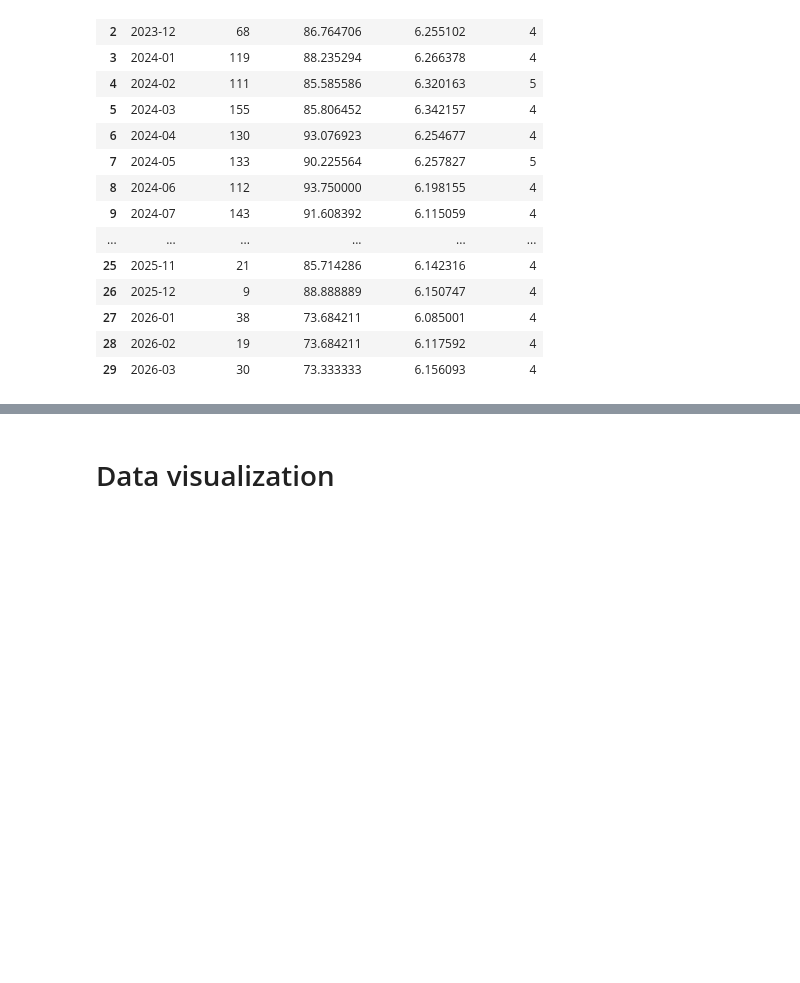
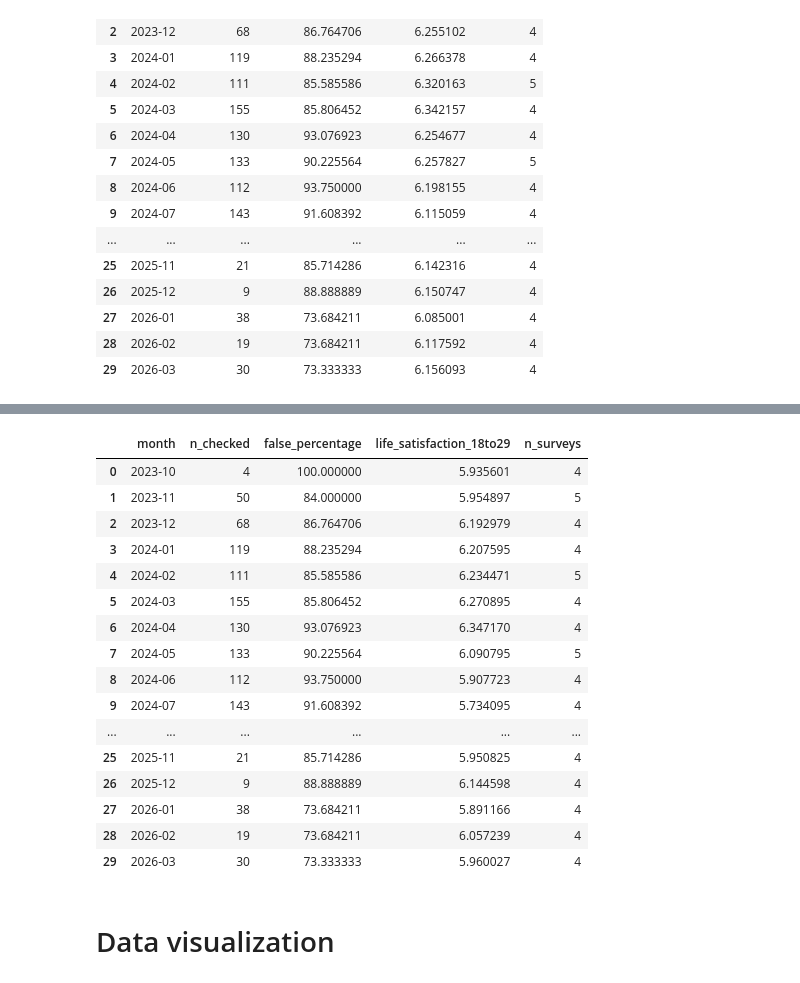
Before and after one commit to kallylxy2026/Team-25, a Jupyter notebook: Project_Lab.ipynb, the cells around one changed output, grey strips where cells are left out. Saved outputs shown, nothing was run; the diff lists cells and outputs as text; code cells hidden in the pictures; blank space fills up the shorter version.

Commit message:
loaded the filtered data inside and cleaned it also kinda

```diff
--- a/Project_Lab.ipynb
+++ b/Project_Lab.ipynb
@@ -13,0 +21,5 @@ urllib.request.urlretrieve("https://drive.google.com/uc?export=download&id=1LMWr
+# %%
+life_satisfaction_18to29 = pd.read_excel("life_satisfaction_18to29.xlsx")
+life_satisfaction_30to44 = pd.read_excel("life_satisfaction_30to44.xlsx")
+life_satisfaction_45to64 = pd.read_excel("life_satisfaction_45to64.xlsx")
+life_satisfaction_65to79 = pd.read_excel("life_satisfaction_65to79.xlsx")
@@ -296,3 +387,68 @@ dtype: int64
 | 27 | 2026-01 | 38 | 73.684211 | 6.085001 | 4 |
 | 28 | 2026-02 | 19 | 73.684211 | 6.117592 | 4 |
 | 29 | 2026-03 | 30 | 73.333333 | 6.156093 | 4 |
+# %%
+# test for filtered data
+# Average life satisfaction for each survey
+
+# Select scores 0–10 and put dates in rows
+satisfaction18to29 = life_satisfaction_18to29.iloc[:11, 1:].T.copy()
+satisfaction18to29.columns = range(11)
+
+# Convert percentages to numbers
+for score in range(11):
+    satisfaction18to29[score] = (
+        satisfaction18to29[score]*100
+    )
+
+# Calculate the average score, excluding "Don't know"
+total_percentage18to29 = satisfaction18to29.sum(axis=1)
+weighted_total18to29 = 0
+
+for score in range(11):
+    weighted_total18to29 += score * satisfaction18to29[score]
+
+satisfaction18to29["life_satisfaction_18to29"] = weighted_total18to29 / total_percentage18to29
+
+
+# Monthly life satisfaction
+
+satisfaction18to29["month"] = pd.to_datetime(
+    satisfaction18to29.index
+).to_period("M")
+
+life_monthly18to29 = satisfaction18to29.groupby("month")["life_satisfaction_18to29"].agg(
+    ["mean", "size"]
+)
+
+life_monthly18to29.columns = ["life_satisfaction_18to29", "n_surveys"]
+life_monthly18to29 = life_monthly18to29.reset_index()
+
+
+# Merge data
+
+merged_data18to29 = pd.merge(
+    politifact_monthly,
+    life_monthly18to29,
+    on="month",
+    how="inner",
+    validate="one_to_one"
+)
+
+# Keep October 2023 to March 2026
+merged_data18to29 = merged_data18to29[
+    (merged_data18to29["month"] >= "2023-10")
+    & (merged_data18to29["month"] <= "2026-03")
+]
+
+merged_data18to29 = merged_data18to29.sort_values("month").reset_index(drop=True)
+
+
+# Check the result
+
+print("Number of months:", len(merged_data18to29))
+print("Missing values:")
+print(merged_data18to29.isna().sum())
+
+display(merged_data18to29)
+# %% [output]
@@ -299,3 +463,20 @@ dtype: int64
+|  | month | n_checked | false_percentage | life_satisfaction_18to29 | n_surveys |
+| 0 | 2023-10 | 4 | 100.000000 | 5.935601 | 4 |
+| 1 | 2023-11 | 50 | 84.000000 | 5.954897 | 5 |
+| 2 | 2023-12 | 68 | 86.764706 | 6.192979 | 4 |
+| 3 | 2024-01 | 119 | 88.235294 | 6.207595 | 4 |
+| 4 | 2024-02 | 111 | 85.585586 | 6.234471 | 5 |
+| 5 | 2024-03 | 155 | 85.806452 | 6.270895 | 4 |
+| 6 | 2024-04 | 130 | 93.076923 | 6.347170 | 4 |
+| 7 | 2024-05 | 133 | 90.225564 | 6.090795 | 5 |
+| 8 | 2024-06 | 112 | 93.750000 | 5.907723 | 4 |
+| 9 | 2024-07 | 143 | 91.608392 | 5.734095 | 4 |
+| ... | ... | ... | ... | ... | ... |
+| 25 | 2025-11 | 21 | 85.714286 | 5.950825 | 4 |
+| 26 | 2025-12 | 9 | 88.888889 | 6.144598 | 4 |
+| 27 | 2026-01 | 38 | 73.684211 | 5.891166 | 4 |
+| 28 | 2026-02 | 19 | 73.684211 | 6.057239 | 4 |
+| 29 | 2026-03 | 30 | 73.333333 | 5.960027 | 4 |
 # %% [markdown]
 # Data visualization
 # %%
```
Also changed, not shown: parts of 7 cells of this notebook.
